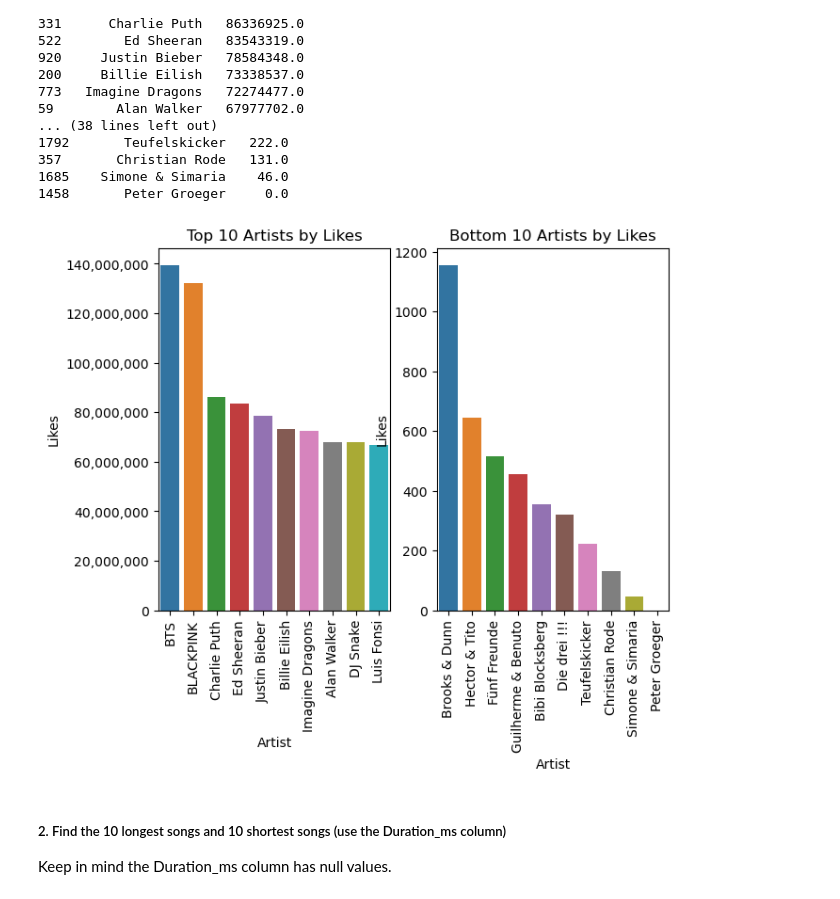
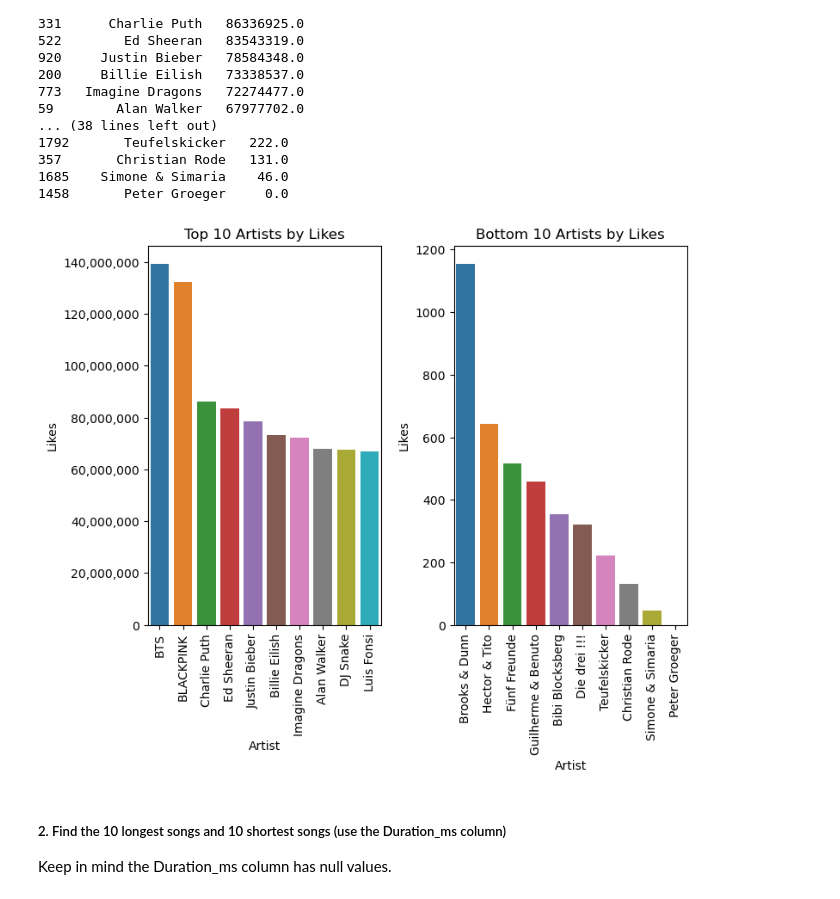
Before and after one commit to likeawednesday/TechCamp_DataViz, a Jupyter notebook: streaming_music_SOLUTION.ipynb, the cells around one changed output. Cells and saved outputs as stored; diff of their text form; code cells hidden in the pictures.

```diff
--- a/streaming_music_SOLUTION.ipynb
+++ b/streaming_music_SOLUTION.ipynb
@@ -182,32 +183,35 @@ TOP 10 ARTISTS BY LIKES
 1685    Simone & Simaria    46.0
 1458       Peter Groeger     0.0
 # %%
-# create visual of top artists by likes
+# create visuals for top 10 and bottom 10 artists by like
+# may create individually (easier) or as subplots (harder)
 
 # set subplots
 f, (ax1, ax2) = plt.subplots(1, 2, figsize=(7, 5), sharex = False)
+# adjust spacing between subplots (if vertical, would use h_pad)
+f.tight_layout(w_pad = 3)
 
 # create barplots
 sns.barplot(data = df_drop.head(10), x = 'Artist', y = 'Likes', ax = ax1)
 sns.barplot(data = df_drop.tail(10), x = 'Artist', y = 'Likes', ax = ax2)
 
 # rotate x-axis tick marks for better visibility
 # we cannot use plt.xticks (rotation = []) because of how we have these set up
 # were you to show each figure in a different cell, you could use plt.xticks
 ax1.tick_params(axis = 'x', labelrotation = 90)
 ax2.tick_params(axis = 'x', labelrotation = 90)
 
 # remove notation of 'le8' for numbers on top 10 and instead show full number with comma separator
 ax1.yaxis.set_major_formatter(mticker.FuncFormatter(lambda x, p: format(int(x), ',')))
 
 # set titles for each visual
 ax1.set_title('Top 10 Artists by Likes')
 ax2.set_title('Bottom 10 Artists by Likes')
 
 
 plt.show()
 # %% [output]
-[figure, old version]
+[figure, new version]
 # %% [markdown]
 ##### 2. Find the 10 longest songs and 10 shortest songs (use the Duration_ms column)
 Keep in mind the Duration_ms column has null values.
```
Also changed, not shown: parts of 1 cell of this notebook.
